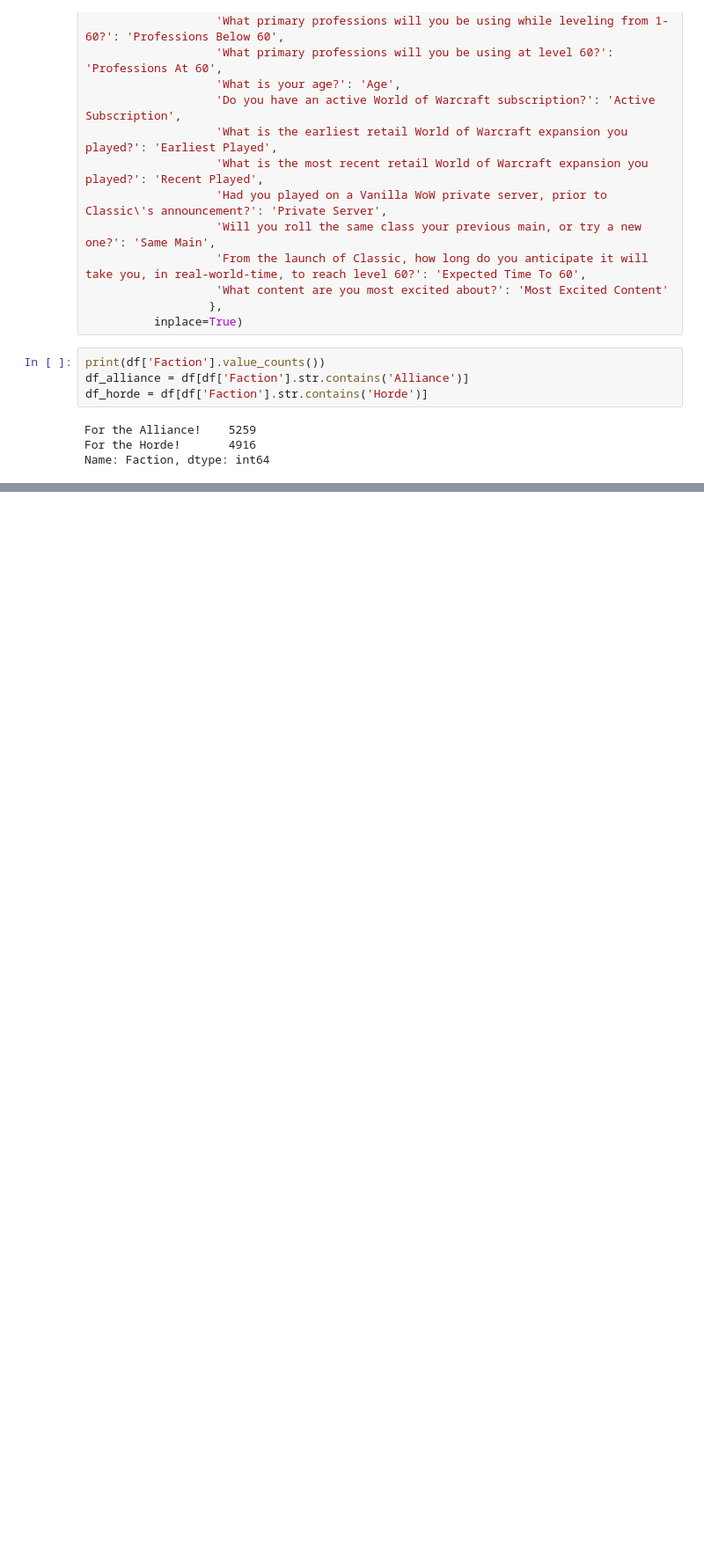
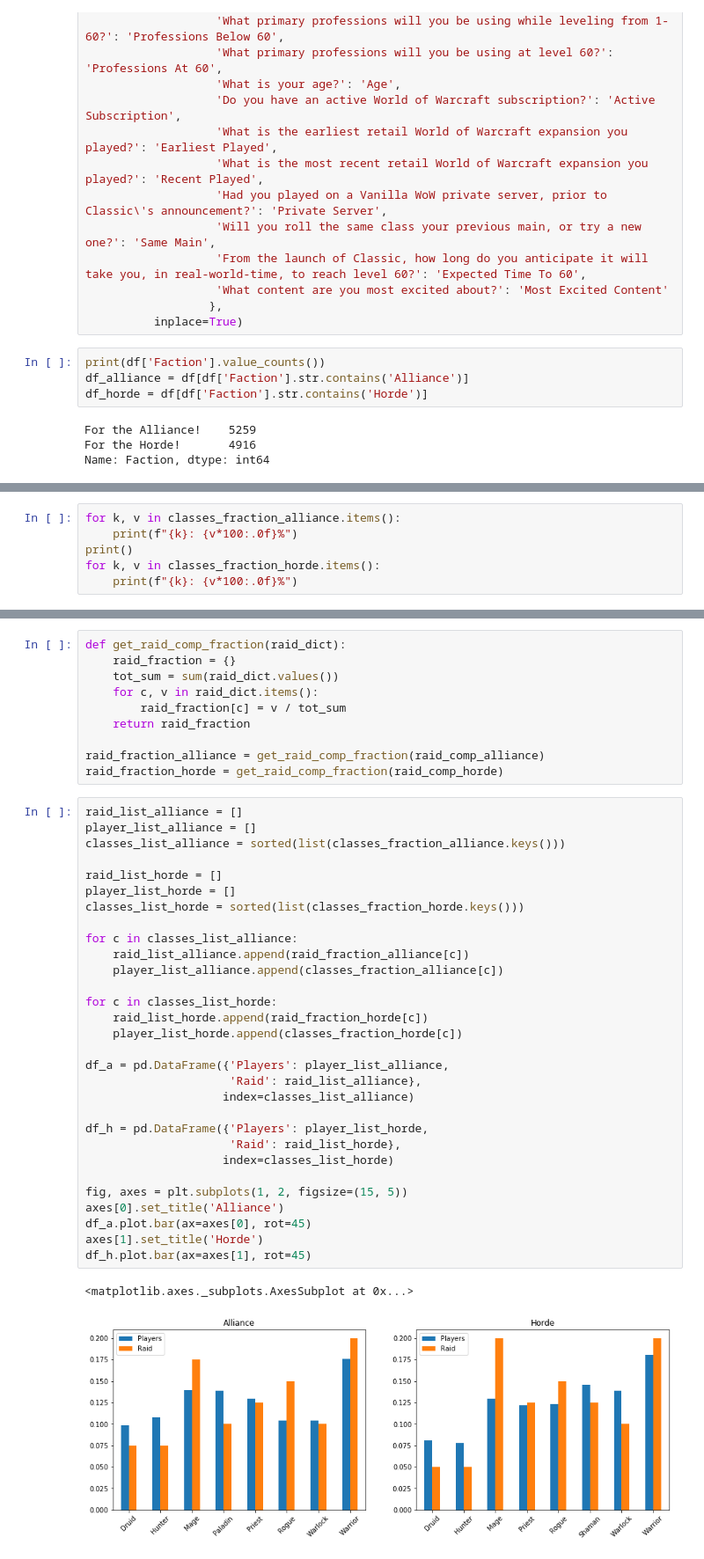
Before and after one commit to ClausHolmgaard/Playground, a Jupyter notebook: Misc/Untitled.ipynb, the cells around one changed output, grey strips where cells are left out. Shown: that part at 88% size. Cells and saved outputs as stored; diff of their text form; blank space fills up the shorter version.

```diff
--- a/Misc/Untitled.ipynb
+++ b/Misc/Untitled.ipynb
@@ -57,0 +87,6 @@ plt.show()
+# %%
+for k, v in classes_fraction_alliance.items():
+    print(f"{k}: {v*100:.0f}%")
+print()
+for k, v in classes_fraction_horde.items():
+    print(f"{k}: {v*100:.0f}%")
@@ -57,0 +148,43 @@ plt.show()
+# %%
+def get_raid_comp_fraction(raid_dict):
+    raid_fraction = {}
+    tot_sum = sum(raid_dict.values())
+    for c, v in raid_dict.items():
+        raid_fraction[c] = v / tot_sum
+    return raid_fraction
+
+raid_fraction_alliance = get_raid_comp_fraction(raid_comp_alliance)
+raid_fraction_horde = get_raid_comp_fraction(raid_comp_horde)
+# %%
+raid_list_alliance = []
+player_list_alliance = []
+classes_list_alliance = sorted(list(classes_fraction_alliance.keys()))
+
+raid_list_horde = []
+player_list_horde = []
+classes_list_horde = sorted(list(classes_fraction_horde.keys()))
+
+for c in classes_list_alliance:
+    raid_list_alliance.append(raid_fraction_alliance[c])
+    player_list_alliance.append(classes_fraction_alliance[c])
+
+for c in classes_list_horde:
+    raid_list_horde.append(raid_fraction_horde[c])
+    player_list_horde.append(classes_fraction_horde[c])
+
+df_a = pd.DataFrame({'Players': player_list_alliance,
+                     'Raid': raid_list_alliance},
+                    index=classes_list_alliance)
+
+df_h = pd.DataFrame({'Players': player_list_horde,
+                     'Raid': raid_list_horde},
+                    index=classes_list_horde)
+
+fig, axes = plt.subplots(1, 2, figsize=(15, 5))
+axes[0].set_title('Alliance')
+df_a.plot.bar(ax=axes[0], rot=45)
+axes[1].set_title('Horde')
+df_h.plot.bar(ax=axes[1], rot=45)
+# %% [output]
+<matplotlib.axes._subplots.AxesSubplot at 0x...>
+[figure, added]
```
Also changed, not shown: parts of 8 cells of this notebook, 3 other files.
